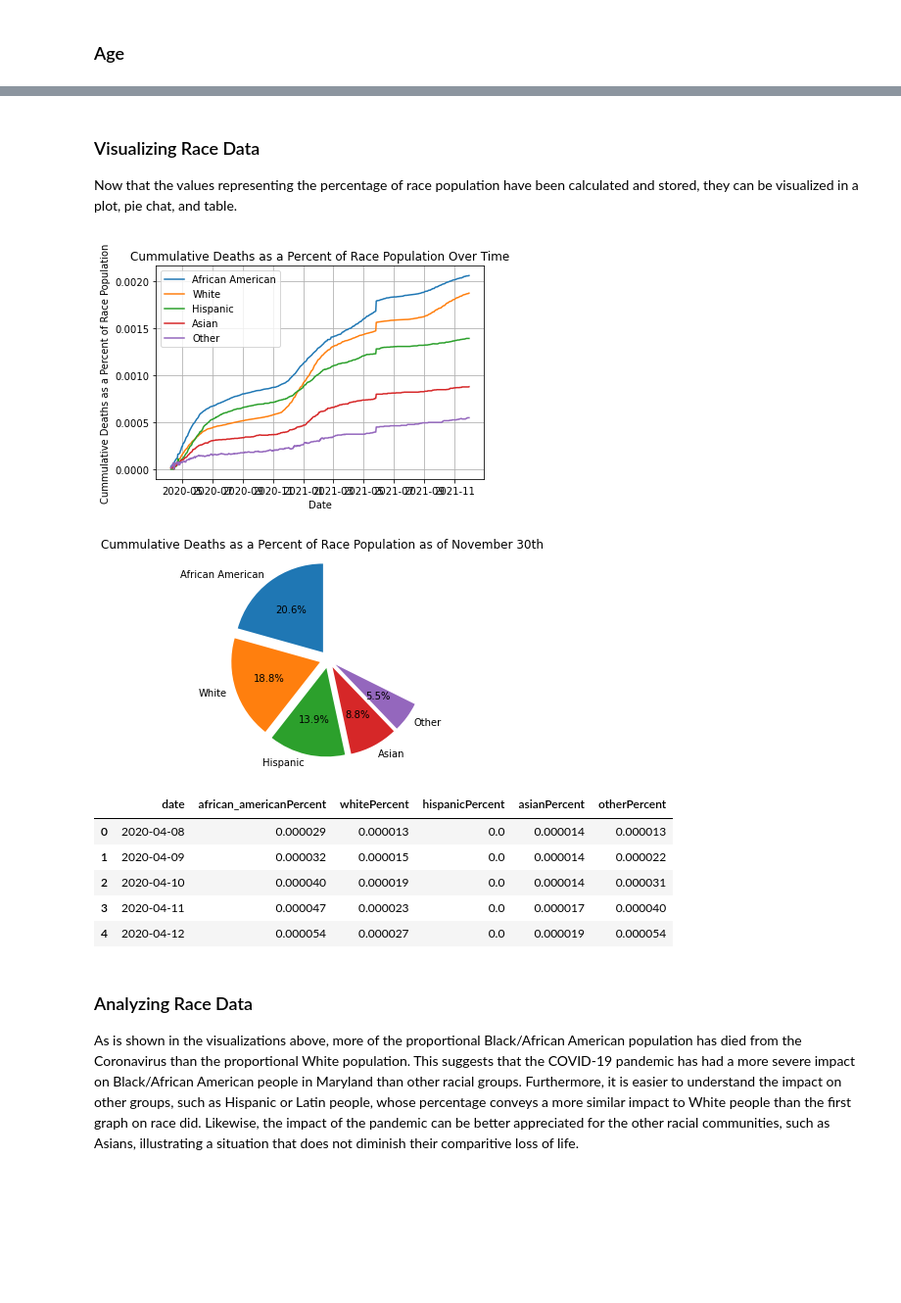
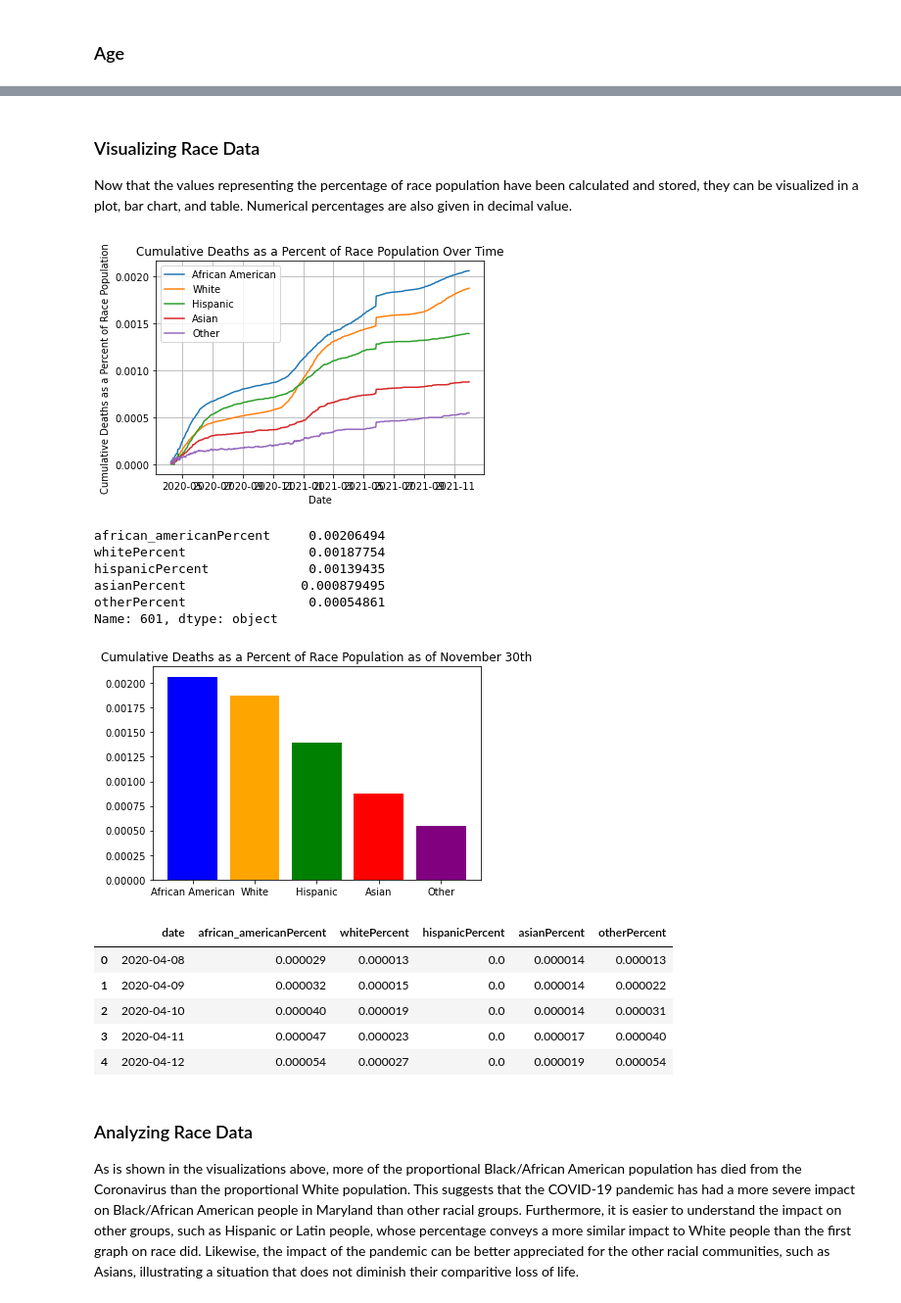
Before and after one commit to Turtle-Tom/quantombit.github.io, a Jupyter notebook: COVID 19 Deaths in Maryland.ipynb, the cells around one changed output, grey strips where cells are left out. Shown at 98% size. Drawn from its saved outputs; the diff is of its cells as text; code cells hidden in the pictures; blank space fills up the shorter version.

Commit message:
Project likely completed. Final read through will be conducted after this commit.

```diff
--- a/COVID 19 Deaths in Maryland.ipynb
+++ b/COVID 19 Deaths in Maryland.ipynb
@@ -56,18 +59,18 @@ import matplotlib.pyplot as plt
 ### Probable Death Datasets
 # %%
 # Retrieve data from opendata.maryland.gov
-cummulative = pd.read_csv('https://opendata.maryland.gov/resource/raxi-hzpn.csv')
+cumulative = pd.read_csv('https://opendata.maryland.gov/resource/raxi-hzpn.csv')
 daily = pd.read_csv('https://opendata.maryland.gov/resource/36md-srvk.csv')
 gender = pd.read_csv('https://opendata.maryland.gov/resource/w2wg-xw5p.csv')
 race = pd.read_csv('https://opendata.maryland.gov/resource/xtrn-8azc.csv')
 age = pd.read_csv('https://opendata.maryland.gov/resource/daz6-3c89.csv')
 
-# Merge DataFrames containing cummulative total to date and daily total
-pdf = cummulative.merge(daily, how='inner', on='date')
+# Merge DataFrames containing cumulative total to date and daily total
+pdf = cumulative.merge(daily, how='inner', on='date')
 pdf.drop(['objectid_x', 'objectid_y'], axis=1, inplace=True)
-pdf.rename(columns={'count_x': 'cummTotal', 'count_y': 'dateTotal'}, inplace=True)
+pdf.rename(columns={'count_x': 'total', 'count_y': 'dateTotal'}, inplace=True)
 
-# Merge DataFrame containing cummulative gender data
+# Merge DataFrame containing cumulative gender data
 pdf = pdf.merge(gender, how='inner', on='date')
 pdf.drop(['objectid'], axis=1, inplace=True)
 pdf.rename(columns={'unknown': 'genderUnknown'}, inplace=True)
@@ -108,18 +111,18 @@ pdf.head(5)
 ### Confirmed Death Datasets
 # %%
 # Retrieve data from opendata.maryland.gov
-cummulative2 = pd.read_csv('https://opendata.maryland.gov/resource/w9rb-g7zs.csv')
+cumulative2 = pd.read_csv('https://opendata.maryland.gov/resource/w9rb-g7zs.csv')
 daily2 = pd.read_csv('https://opendata.maryland.gov/resource/65qq-j35q.csv')
 gender2 = pd.read_csv('https://opendata.maryland.gov/resource/6wn5-z595.csv')
 race2 = pd.read_csv('https://opendata.maryland.gov/resource/qwhp-7983.csv')
 age2 = pd.read_csv('https://opendata.maryland.gov/resource/ix2d-fenx.csv')
 
-# Merge DataFrames containing cummulative total to date and daily total
-cdf = cummulative2.merge(daily2, how='inner', on='date')
+# Merge DataFrames containing cumulative total to date and daily total
+cdf = cumulative2.merge(daily2, how='inner', on='date')
 cdf.drop(['objectid_x', 'objectid_y'], axis=1, inplace=True)
-cdf.rename(columns={'count_x': 'cummTotal', 'count_y': 'dateTotal'}, inplace=True)
+cdf.rename(columns={'count_x': 'total', 'count_y': 'dateTotal'}, inplace=True)
 
-# Merge DataFrame containing cummulative gender data
+# Merge DataFrame containing cumulative gender data
 cdf = cdf.merge(gender2, how='inner', on='date')
 cdf.drop(['objectid'], axis=1, inplace=True)
 cdf.rename(columns={'unknown': 'genderUnknown'}, inplace=True)
@@ -282,39 +292,42 @@ rdf = pd.DataFrame(raceToPercentOfPop)
 rdf.insert(loc=0, column='date', value=jdf['date'])
 # %% [markdown]
 ### Visualizing Race Data
-Now that the values representing the percentage of race population have been calculated and stored, they can be visualized in a plot, pie chat, and table.
+Now that the values representing the percentage of race population have been calculated and stored, they can be visualized in a plot, bar chart, and table. Numerical percentages are also given in decimal value.
 # %%
 # For labeling
 races = ['African American', 'White', 'Hispanic', 'Asian', 'Other']
 
 # Graph plot
 for rp in raceToPercentOfPop.keys():
     plt.plot(rdf['date'], rdf[rp], label='rp')
 
 plt.grid(b=True, which='major', axis='both')
 plt.legend(races, loc='upper left')
 plt.xlabel('Date')
-plt.ylabel('Cummulative Deaths as a Percent of Race Population')
-plt.title('Cummulative Deaths as a Percent of Race Population Over Time')
+plt.ylabel('Cumulative Deaths as a Percent of Race Population')
+plt.title('Cumulative Deaths as a Percent of Race Population Over Time')
 plt.show()
 
-# Pie chart
-labels = races
-sizes = rdf.iloc[len(rdf)-1][1:] * 100
-explode = (0.1, 0.1, 0.1, 0.1, 0.1)
+# Bar Chart
+sizes = rdf.iloc[len(rdf)-1][1:]
+print(sizes)
 
 fig1, ax1 = plt.subplots()
-ax1.pie(sizes, explode=explode, labels=labels, autopct='%1.1f%%',
-        shadow=False, startangle=90, normalize=False)
-ax1.axis('equal')  # Equal aspect ratio ensures that pie is drawn as a circle.
-plt.title('Cummulative Deaths as a Percent of Race Population as of November 30th')
+ax1.bar(races, sizes, color=['blue', 'orange', 'green', 'red', 'purple'])
+plt.title('Cumulative Deaths as a Percent of Race Population as of November 30th')
 plt.show()
 
 # Table
 rdf.head(5)
 # %% [output]
-[figure, old version]
+[figure, new version]
+african_americanPercent     0.00206494
+whitePercent                0.00187754
+hispanicPercent             0.00139435
+asianPercent               0.000879495
+otherPercent                0.00054861
+Name: 601, dtype: object
-[figure, old version]
+[figure, new version]
 |  | date | african_americanPercent | whitePercent | hispanicPercent | asianPercent | otherPercent |
 | 0 | 2020-04-08 | 0.000029 | 0.000013 | 0.0 | 0.000014 | 0.000013 |
 | 1 | 2020-04-09 | 0.000032 | 0.000015 | 0.0 | 0.000014 | 0.000022 |
```
Also changed, not shown: parts of 17 cells of this notebook, 1 other file.
